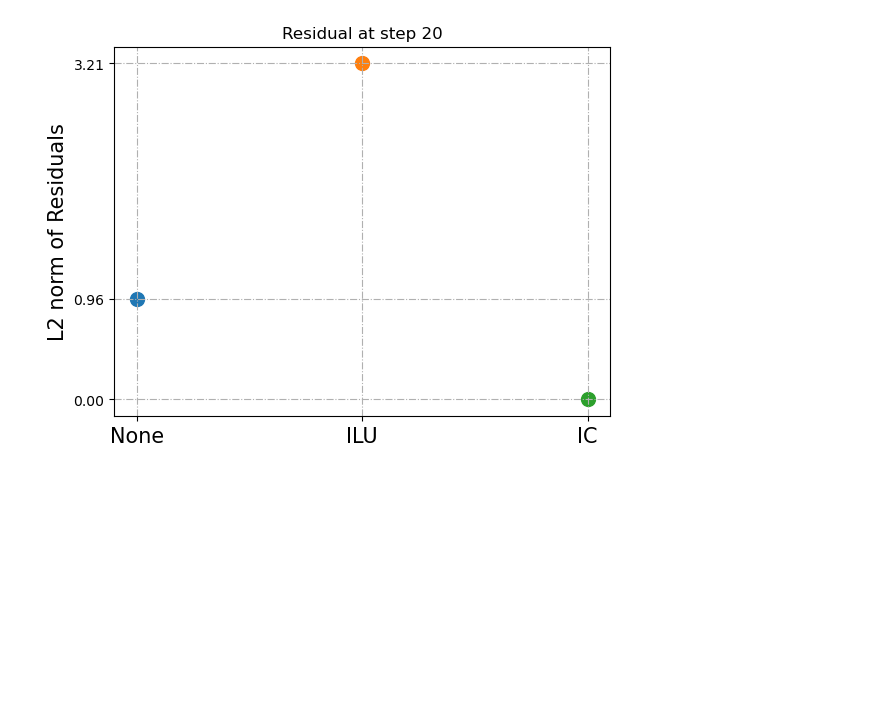
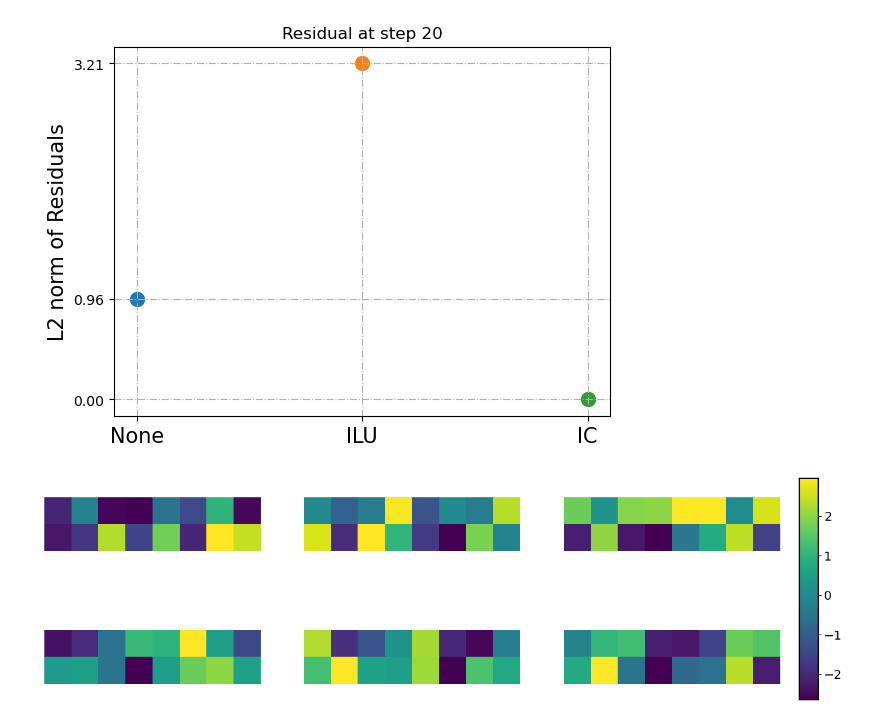
Before and after one commit to iamyixuan/MatrixPreNet, a Jupyter notebook: notebooks/plot.ipynb, the cells around one changed output. Drawn from its saved outputs; the diff is of its cells as text; code cells hidden in the pictures; blank space fills up the shorter version.

```diff
--- a/notebooks/plot.ipynb
+++ b/notebooks/plot.ipynb
@@ -44,3 +45,25 @@ ax.set_title('Residual at step 20')
 # %% [output]
 Text(0.5, 1.0, 'Residual at step 20')
 [figure]
+# %%
+# visualize some U1 fields
+import numpy as np
+
+U1 = np.load(
+    "../../datasets/Dirac/precond_data/config.l8-N1600-b2.0-k0.276-unquenched.x.npy"
+)
+U1 = np.asarray(U1)
+
+fig, ax = plt.subplots(2,3, figsize=(15, 5))
+for i in range(3):
+    for j in range(2):
+        im=ax[j, i].imshow(U1[i, :, :, j], cmap='viridis')
+        ax[j, i].axis('off')
+    # add a common colorbar to all subplots, make sure they share the same color range
+fig.subplots_adjust(right=0.9)
+
+cbar_ax = fig.add_axes([0.92, 0.15, 0.02, 0.7])
+fig.colorbar(im, cax=cbar_ax)
+fig.savefig('../figures/U1_fields.pdf', format='pdf', bbox_inches='tight')
+# %% [output]
+[figure, added]
```
Also changed, not shown: parts of 1 cell of this notebook, 22 other files.
